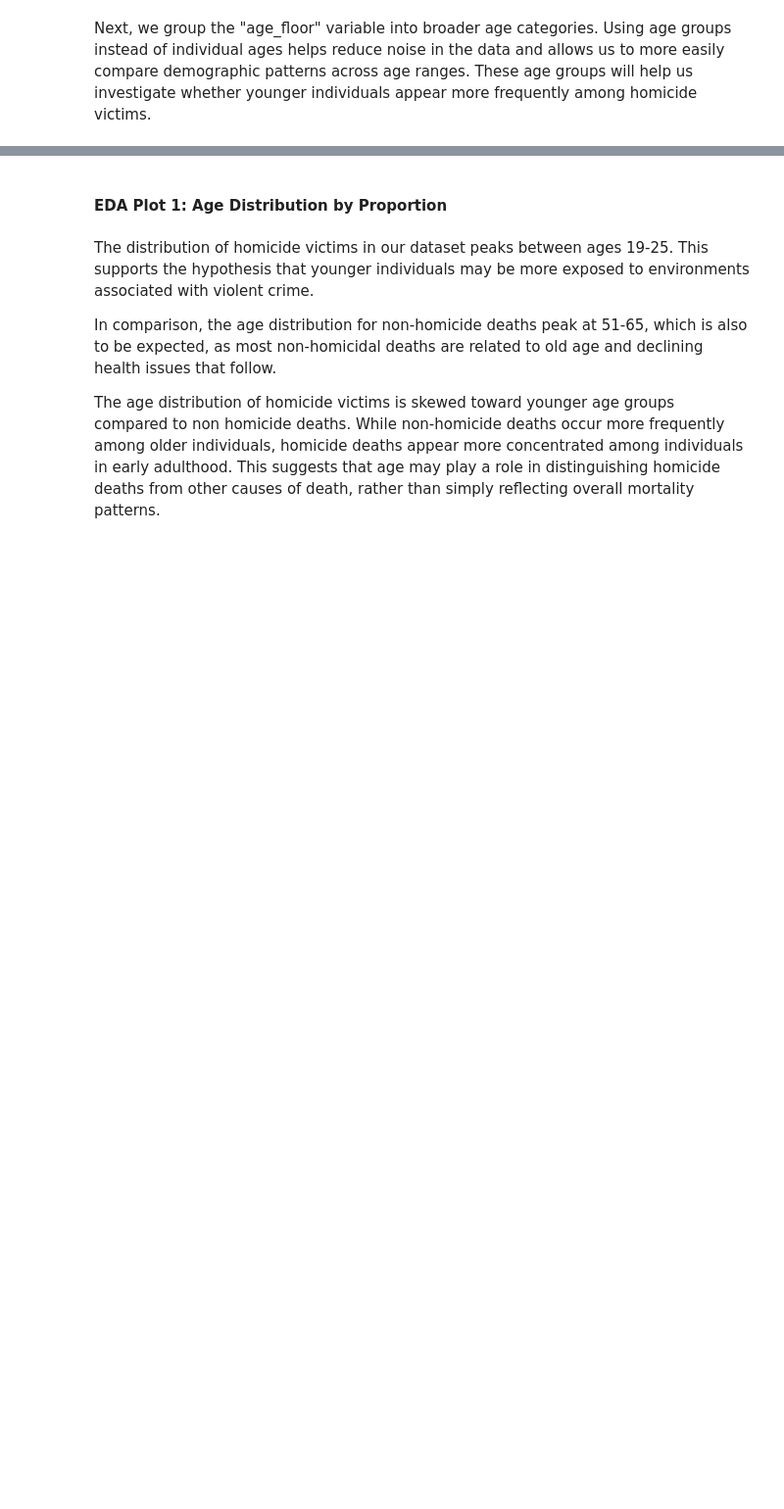
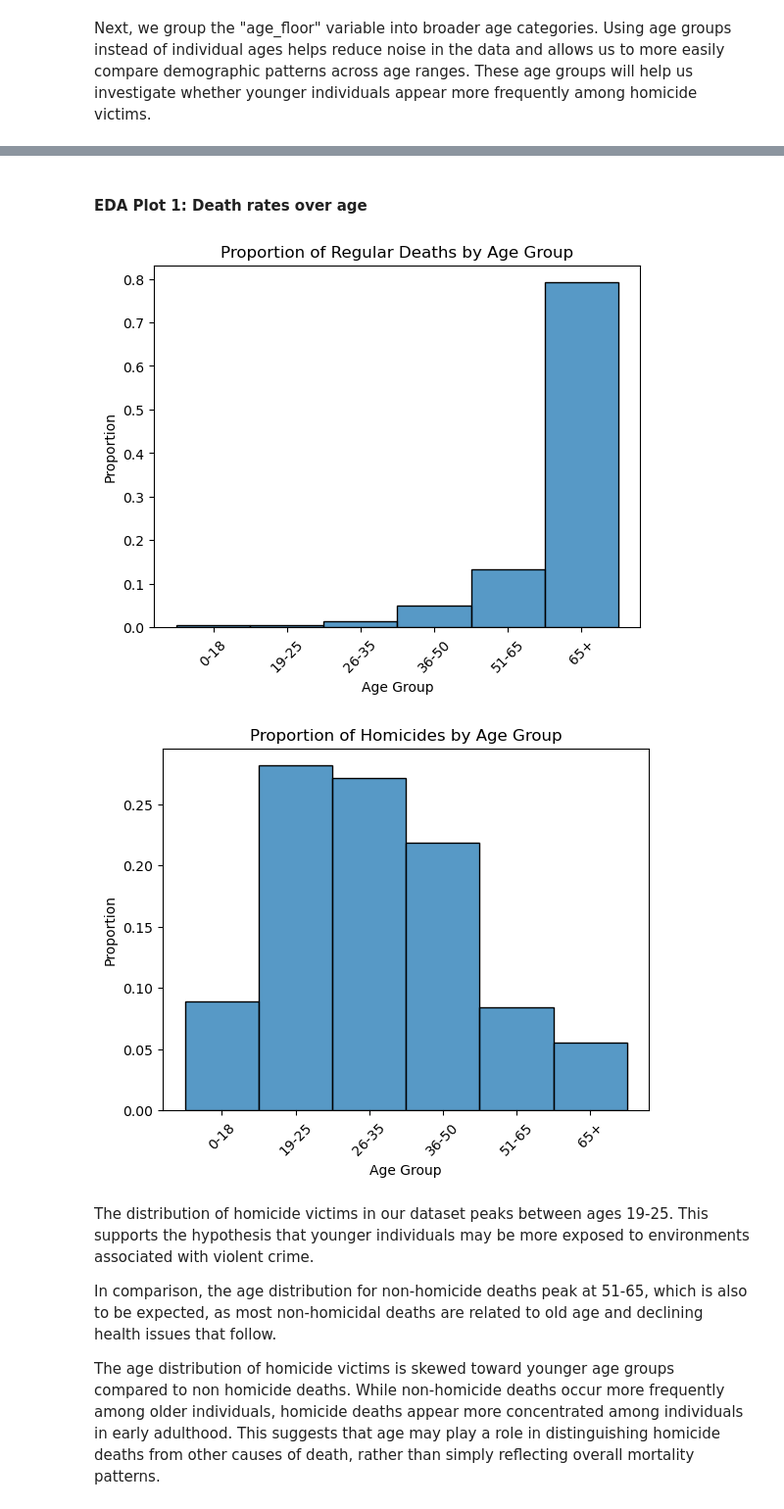
Before and after one commit to COGS108/Group069_WI26, a Jupyter notebook: 03-FinalProject.ipynb, the cells around one changed output, grey strips where cells are left out. Shown at 98% size. Cells and saved outputs as stored; diff of their text form; code cells hidden in the pictures; blank space fills up the shorter version.

```diff
--- a/03-FinalProject.ipynb
+++ b/03-FinalProject.ipynb
@@ -495,0 +459,3 @@ KeyError: 'flag_age_outlier'
+# %%
+df["onehot_homicide"] = (df["manner"] == "h").apply(lambda x: int(x))
+df
@@ -518,19 +487,11 @@ Next, we group the "age_floor" variable into broader age categories. Using age g
 bins = [0, 18, 25, 35, 50, 65, 120]
 labels = ["0-18", "19-25", "26-35", "36-50", "51-65", "65+"]
 
-homicide_clean["age_group"] = pd.cut(
-    homicide_clean["age_floor"],
+df["age_group"] = pd.cut(
+    df["age_floor"],
     bins = bins,
     labels = labels,
     right = False)
 
-non_homicide_clean["age_group"] = pd.cut(
-    non_homicide_clean["age_floor"],
-    bins = bins,
-    labels= labels,
-    right = False)
-
-print("Updated Age for Homicide Data")
-display(homicide_clean.head())
-print("Updated Age for Non-homicide Data")
-display(non_homicide_clean.head())
+print("Updated Ages")
+display(df.head())
@@ -537,25 +506,30 @@ display(non_homicide_clean.head())
 # %% [markdown]
-#### EDA Plot 1: Age Distribution by Proportion
+#### EDA Plot 1: Death rates over age
 # %%
 import seaborn as sns
 import matplotlib.pyplot as plt
 
-age_h_prop = homicide_clean["age_group"].value_counts(normalize=True).sort_index()
-age_nh_prop = non_homicide_clean["age_group"].value_counts(normalize=True).sort_index()
+no_homicide = df[df["onehot_homicide"] == 0]
+homicide = df[df["onehot_homicide"] == 1]
 
-age_compare = pd.DataFrame({
-    "Homicide": age_h_prop,
-    "Non-Homicide": age_nh_prop
-})
-
-age_compare.plot(kind="bar")
-
-plt.title("Proportion of Deaths by Age Group")
+sns.histplot(no_homicide, x = "age_group", stat = "proportion")
+plt.title("Proportion of Regular Deaths by Age Group")
 plt.ylabel("Proportion")
 plt.xlabel("Age Group")
 plt.xticks(rotation=45)
 
 plt.show()
+
+sns.histplot(homicide, x = "age_group", stat = "proportion")
+plt.title("Proportion of Homicides by Age Group")
+plt.ylabel("Proportion")
+plt.xlabel("Age Group")
+plt.xticks(rotation=45)
+
+plt.show()
+# %% [output]
+[figure, added]
+[figure, added]
 # %% [markdown]
 The distribution of homicide victims in our dataset peaks between ages 19-25. This supports the hypothesis that younger individuals may be more exposed to environments associated with violent crime.
 
```
Also changed, not shown: parts of 28 cells of this notebook.
